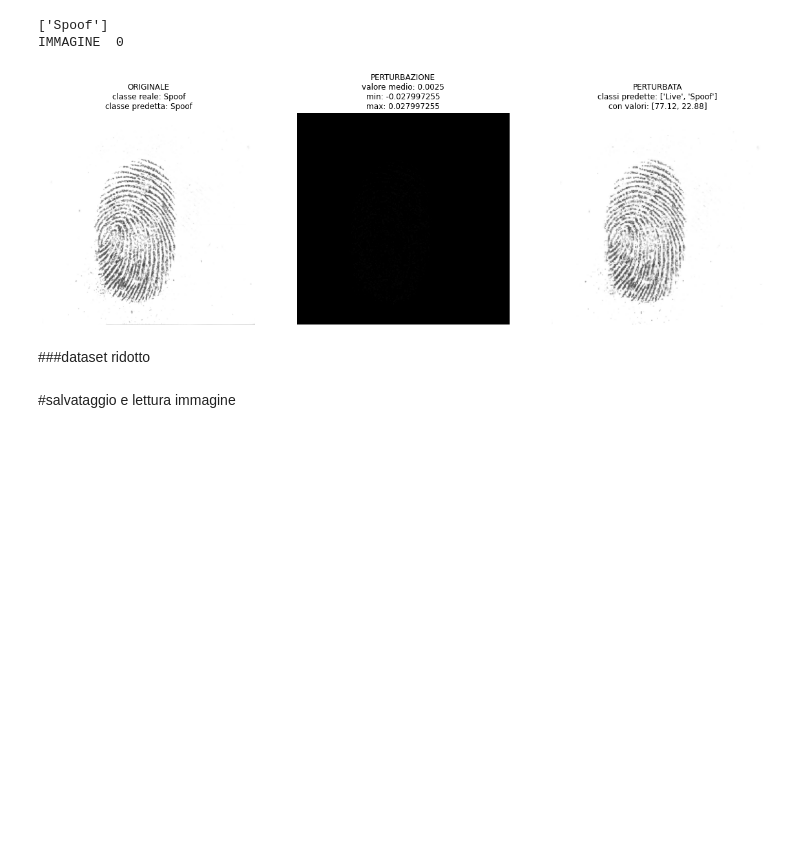
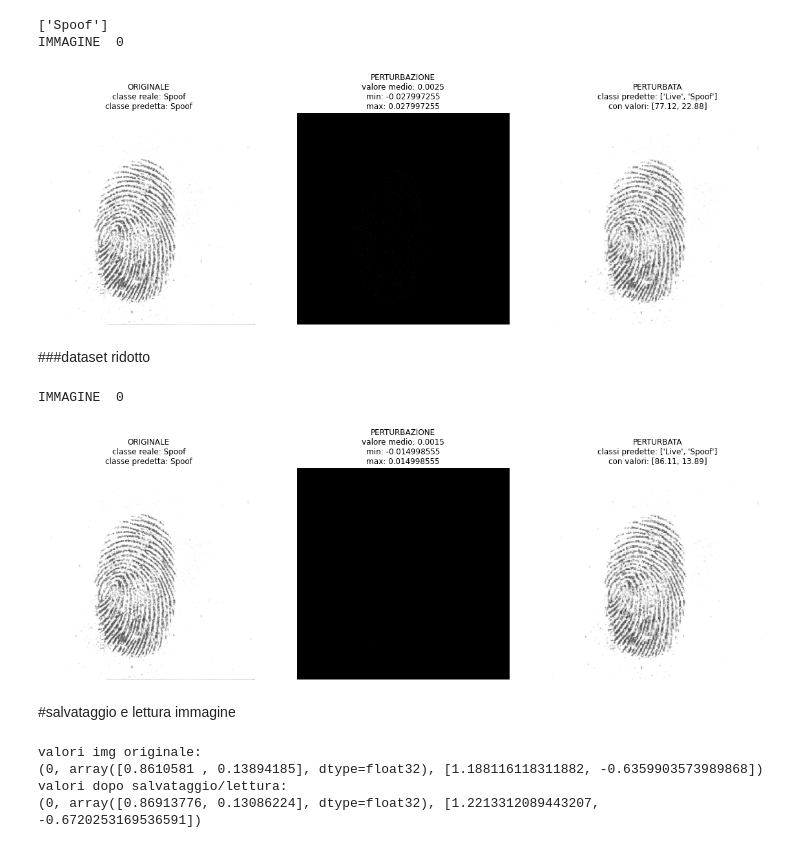
Before and after one commit to umbertogagl97/FAdA, a Jupyter notebook: examples/Attacco_scanner.ipynb, the cells around one changed output. Saved outputs shown, nothing was run; the diff lists cells and outputs as text; code cells hidden in the pictures; blank space fills up the shorter version.

```diff
--- a/examples/Attacco_scanner.ipynb
+++ b/examples/Attacco_scanner.ipynb
@@ -127,7 +127,7 @@ transf_init=transforms.Resize(size=(size_init[0],size_init[1]),interpolation=Int
 # %% [markdown]
 #**Riduzione dataset**
 # %%
-test_dataset.samples=test_dataset.samples[1000:]
+test_dataset.samples=test_dataset.samples[1004:1005]
 
 dim_set=len(test_dataset)
 print(dim_set)
@@ -140,16 +140,20 @@ print(dim_set)
 # %% [markdown]
 ##Load model pre-trained
 # %%
-model = models.vgg19(pretrained=True,progress=True)
-#model = models.densenet201(pretrained=True,progress=True)
+if scanner_name=='DigitalPersona':
+  model = models.densenet201(pretrained=True,progress=True)
+else: model = models.vgg19(pretrained=True,progress=True)
+
 #print(model)
 # %% [output]
 Downloading: "https://download.pytorch.org/models/vgg19-dcbb9e9d.pth" to /root/.cache/torch/hub/checkpoints/vgg19-dcbb9e9d.pth
 # %% [markdown]
 ##Aggiunta classificatore
 # %%
-model.classifier[6]=nn.Linear(4096,2) #per vgg19
-#model.classifier=nn.Linear(1920,2) #per densenet201
+if scanner_name=='DigitalPersona':
+  model.classifier=nn.Linear(1920,2) #per densenet201
+else: model.classifier[6]=nn.Linear(4096,2) #per vgg19
+
 
 #print(model)
 # %% [markdown]
@@ -181,6 +185,7 @@ from art.utils import to_categorical
 from PIL import Image, ImageFile
 ImageFile.LOAD_TRUNCATED_IMAGES = True
 import random
+import time
 
 # FGM
 attack = IterativeFastGradientMethod(estimator=classifier, eps=1000,eps_step=0.001,class_target=classes_name.index('Live'),max_iter=100,confidence=0.7)
@@ -195,7 +200,8 @@ perturb_print=[]
 Test_p = pd.DataFrame()
 model.eval()
 model.cuda()
-
+# starting time
+start = time.time()
 i=0
 for input,label in testgen:
   i+=1
@@ -208,7 +214,7 @@ for input,label in testgen:
   #cv2.imwrite("img_orig.png",x_test[0].transpose(1,2,0)*255)
 
   x_test_adv=attack.generate(x=x_test,y=y_test)
-  perturb=compute_perturb(x_test[0],x_test_adv[0])
+  perturb=compute_perturb(x_test[0],x_test_adv[0],transf_init)
 
   #x_test_adv=x_test_adv[0,:,:,:]
   #x_test_adv=(x_test_adv-np.min(x_test_adv))/(np.max(x_test_adv)-np.min(x_test_adv))
@@ -219,7 +225,7 @@ for input,label in testgen:
   if x_test_adv.shape[2]==224:
     x_test_adv=transf_init(x_test_adv)
 
-  pred,probabilities,_=test_average(classifier,x_test_adv)
+  pred,probabilities,_=test_average(classifier,x_test_adv,transf_init)
   Test_p = Test_p.append({'real': classes_name[int(label)] ,
                           'predicted': classes_name[pred], #qui metti pred
                           'prob_live': round(probabilities[0],4),
@@ -233,9 +239,19 @@ for input,label in testgen:
     y_print_adv.append(probabilities)
     perturb_print.append(perturb)
 
+# end time
+end = time.time()
+
 x_print=np.array(x_print)
 y_print=np.array(y_print)
 x_print_adv=np.array(x_print_adv)
 y_print_adv=np.array(y_print_adv)
 perturb_print=np.array(perturb_print)
+
+# total time taken
+import datetime
+time_exe=int(end - start)
+time_exe=datetime.timedelta(seconds=time_exe)
+
+print(f"\nRuntime of the program is {time_exe}")
 # %% [output]
@@ -302,14 +343,22 @@ IMMAGINE  0
 # %%
 #da usare solo con dataset ridotto
 preds_orig=[]
 for input,_ in testgen:
-  preds_orig_i,_,_=test_average(classifier,input)
+  preds_orig_i,_,_=test_average(classifier,input,transf_init)
   preds_orig.append(preds_orig_i)
 preds_orig=np.array(preds_orig)
 preds_orig=preds_orig[list_print]
 preds_orig=np.array([classes_name[i] for i in preds_orig])
 print_subplot(perturb_print,x_print,y_print,preds_orig,x_print_adv,y_print_adv)
+# %% [output]
+IMMAGINE  0
+[figure, added]
 # %% [markdown]
 #salvataggio e lettura immagine
 # %%
-save_read(x_print_adv[0],classifier)
+save_read(x_print_adv[0],classifier,transf_init)
+# %% [output]
+valori img originale:
+(0, array([0.8610581 , 0.13894185], dtype=float32), [1.188116118311882, -0.6359903573989868])
+valori dopo salvataggio/lettura:
+(0, array([0.86913776, 0.13086224], dtype=float32), [1.2213312089443207, -0.6720253169536591])
```
Also changed, not shown: parts of 11 cells of this notebook.
